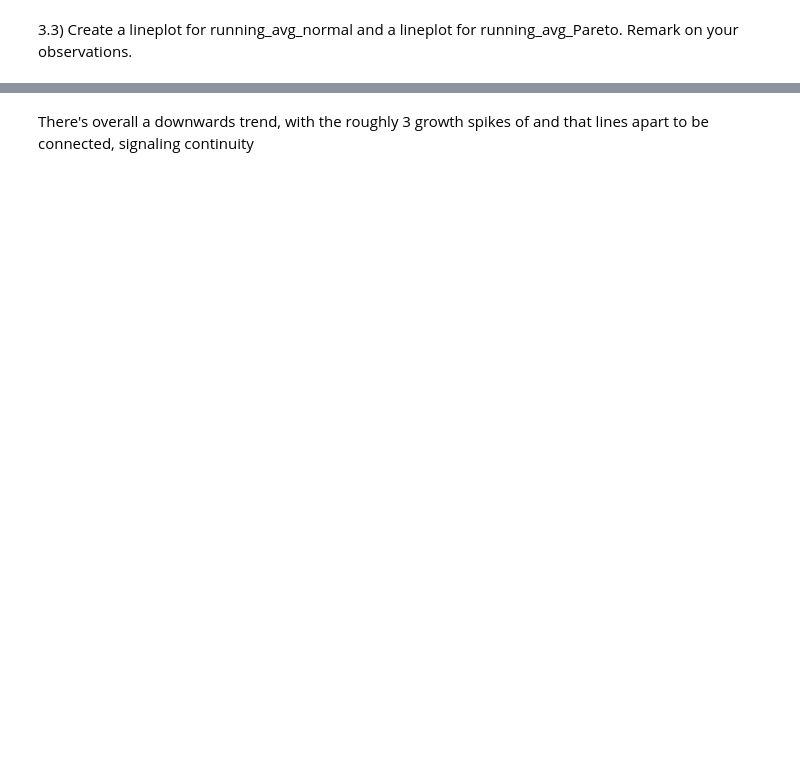
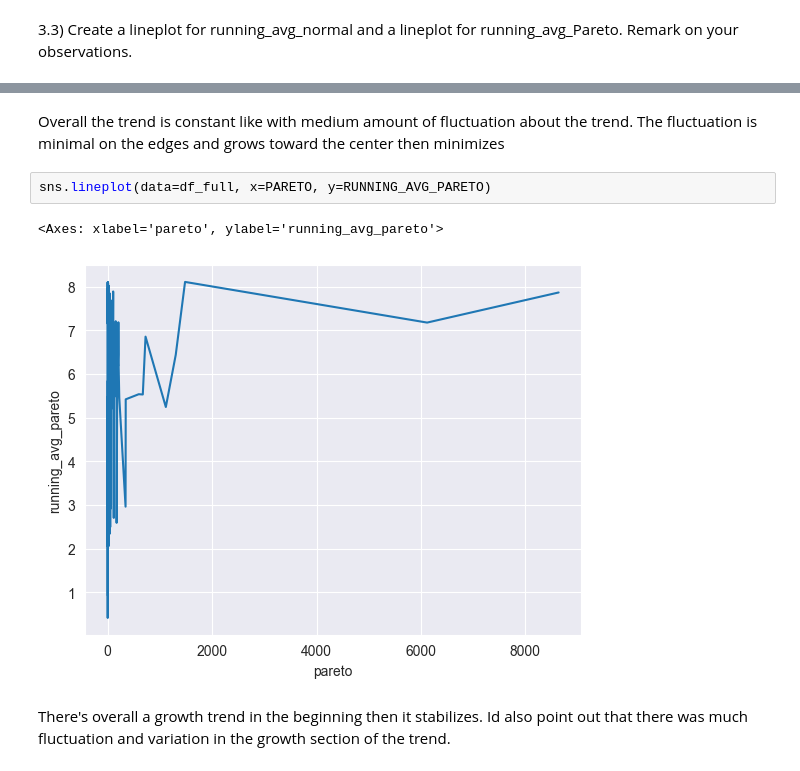
Before and after one commit to ipacheco9311/CS-577-07-Data-Science-Fall-2025, a Jupyter notebook: Assignments/Assignment2/src/assignment2.ipynb, the cells around one changed output, grey strips where cells are left out. Cells and saved outputs as stored; diff of their text form; blank space fills up the shorter version.

```diff
--- a/Assignments/Assignment2/src/assignment2.ipynb
+++ b/Assignments/Assignment2/src/assignment2.ipynb
@@ -580,2 +580,9 @@ sns.lineplot(data=df_full, x=RUNNING_AVG_NORMAL, y=RUNNING_AVG_PARETO)
+# %% [markdown]
+Overall the trend is constant like with medium amount of fluctuation about the trend. The fluctuation is minimal on the edges and grows toward the center then minimizes
+# %%
+sns.lineplot(data=df_full, x=PARETO, y=RUNNING_AVG_PARETO)
+# %% [output]
+<Axes: xlabel='pareto', ylabel='running_avg_pareto'>
+[figure, added]
 # %% [markdown]
-There's overall a downwards trend, with the roughly 3 growth spikes of and that lines apart to be connected, signaling continuity
+There's overall a growth trend in the beginning then it stabilizes. Id also point out that there was much fluctuation and variation in the growth section of the trend.
```
Also changed, not shown: parts of 5 cells of this notebook, 1 other file.
